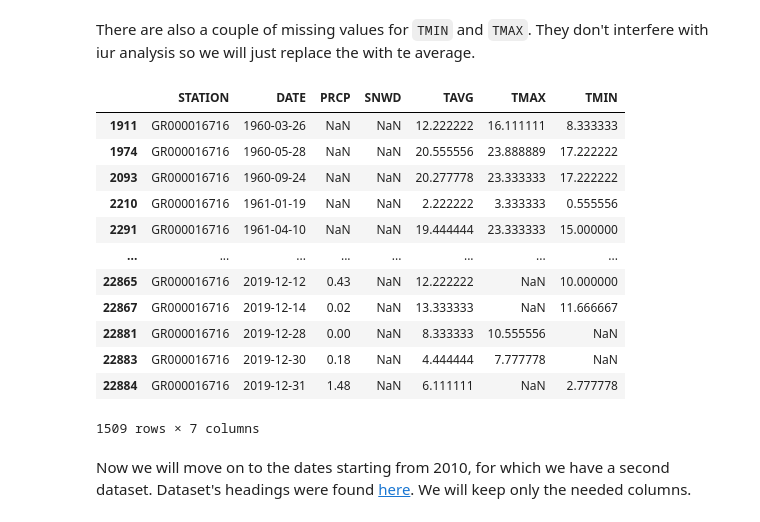
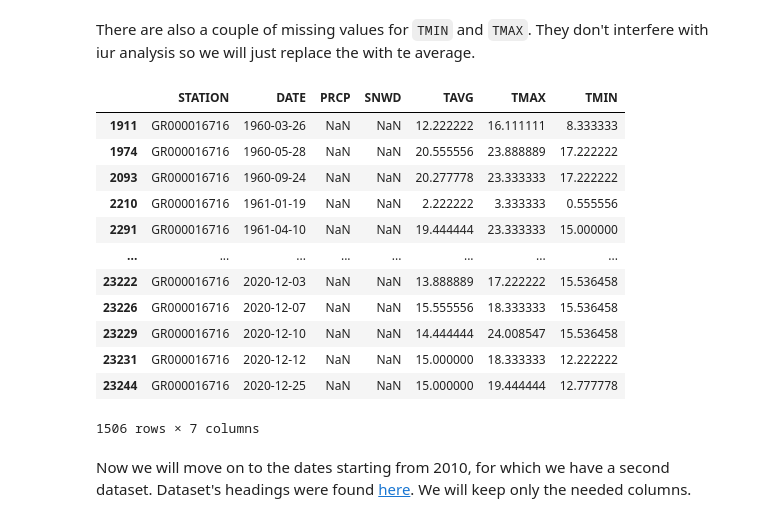
Before and after one commit to nataliaKat/Applied-ML-Assignments, a Jupyter notebook: assignment_01/assignment_01_Katsiapi_Natalia.ipynb, the cells around one changed output. Saved outputs shown, nothing was run; the diff lists cells and outputs as text; code cells hidden in the pictures.

```diff
--- a/assignment_01/assignment_01_Katsiapi_Natalia.ipynb
+++ b/assignment_01/assignment_01_Katsiapi_Natalia.ipynb
@@ -37,3 +37,6 @@ data
 | 23249 | GR000016716 | 2020-12-30 | 0.00 | NaN | 62.0 | 68.0 | 59.0 |
 | 23250 | GR000016716 | 2020-12-31 | 0.00 | NaN | 60.0 | 65.0 | NaN |
 23251 rows × 7 columns
+# %%
+data["PRCP"] = data["PRCP"] * 2.54 * 10
+data
@@ -138,7 +155,7 @@ data[data.TMAX.isna() | data.TMIN.isna()]
 # %% [markdown]
 There are still missing values, however for the time being they do not have an impact on our analysis. The same goes for percipitation. For the sake of completeness we will fill them with an average of values before 2010.
 # %%
-# data.loc[before_2010, 'TMIN'] = data.loc[before_2010, 'TMIN'].fillna(value=data.loc[before_2010, 'TMIN'].mean())
-# data.loc[before_2010, 'TMAX'] = data.loc[before_2010, 'TMAX'].fillna(value=data.loc[before_2010, 'TMAX'].mean())
+data.loc[before_2010, 'TMIN'] = data.loc[before_2010, 'TMIN'].fillna(value=data.loc[before_2010, 'TMIN'].mean())
+data.loc[before_2010, 'TMAX'] = data.loc[before_2010, 'TMAX'].fillna(value=data.loc[before_2010, 'TMAX'].mean())
 # data.loc[before_2010, 'PRCP'] = data.loc[before_2010, 'PRCP'].fillna(value=data.loc[before_2010, 'PRCP'].mean())
-# data[data.TMAX.isna() | data.TMIN.isna() | data.PRCP.isna()]
+data[data.TMAX.isna() | data.TMIN.isna() | data.PRCP.isna()]
@@ -170,22 +201,22 @@
 # %%
 data.loc[dates_2020, 'TMAX'] = data.loc[dates_2020, 'TMAX'].fillna(value=data.loc[dates_2020, 'TMAX'].mean())
 data.loc[dates_2020, 'TMIN'] = data.loc[dates_2020, 'TMIN'].fillna(value=data.loc[dates_2020, 'TMIN'].mean())
-data.loc[dates_2020, 'PRCP'] = data.loc[dates_2020, 'PRCP'].fillna(value=data.loc[dates_2020, 'PRCP'].mean())
+# data.loc[dates_2020, 'PRCP'] = data.loc[dates_2020, 'PRCP'].fillna(value=data.loc[dates_2020, 'PRCP'].mean())
 data[data.TMAX.isna() | data.TMIN.isna() | data.PRCP.isna()]
 # %% [output]
 |  | STATION | DATE | PRCP | SNWD | TAVG | TMAX | TMIN |
 | 1911 | GR000016716 | 1960-03-26 | NaN | NaN | 12.222222 | 16.111111 | 8.333333 |
 | 1974 | GR000016716 | 1960-05-28 | NaN | NaN | 20.555556 | 23.888889 | 17.222222 |
 | 2093 | GR000016716 | 1960-09-24 | NaN | NaN | 20.277778 | 23.333333 | 17.222222 |
 | 2210 | GR000016716 | 1961-01-19 | NaN | NaN | 2.222222 | 3.333333 | 0.555556 |
 | 2291 | GR000016716 | 1961-04-10 | NaN | NaN | 19.444444 | 23.333333 | 15.000000 |
 | ... | ... | ... | ... | ... | ... | ... | ... |
-| 22865 | GR000016716 | 2019-12-12 | 0.43 | NaN | 12.222222 | NaN | 10.000000 |
-| 22867 | GR000016716 | 2019-12-14 | 0.02 | NaN | 13.333333 | NaN | 11.666667 |
-| 22881 | GR000016716 | 2019-12-28 | 0.00 | NaN | 8.333333 | 10.555556 | NaN |
-| 22883 | GR000016716 | 2019-12-30 | 0.18 | NaN | 4.444444 | 7.777778 | NaN |
-| 22884 | GR000016716 | 2019-12-31 | 1.48 | NaN | 6.111111 | NaN | 2.777778 |
+| 23222 | GR000016716 | 2020-12-03 | NaN | NaN | 13.888889 | 17.222222 | 15.536458 |
+| 23226 | GR000016716 | 2020-12-07 | NaN | NaN | 15.555556 | 18.333333 | 15.536458 |
+| 23229 | GR000016716 | 2020-12-10 | NaN | NaN | 14.444444 | 24.008547 | 15.536458 |
+| 23231 | GR000016716 | 2020-12-12 | NaN | NaN | 15.000000 | 18.333333 | 12.222222 |
+| 23244 | GR000016716 | 2020-12-25 | NaN | NaN | 15.000000 | 19.444444 | 12.777778 |
-1509 rows × 7 columns
+1506 rows × 7 columns
 # %% [markdown]
 Now we will move on to the dates starting from 2010, for which we have a second dataset. Dataset's headings were found [here](https://data.hellenicdataservice.gr/dataset/66e1c19a-7b0e-456f-b465-b301a1130e3f/resource/a7c024b3-8606-4f08-93e2-2042f5bd6748). We will keep only the needed columns.
 # %%
```
Also changed, not shown: parts of 31 cells of this notebook.
